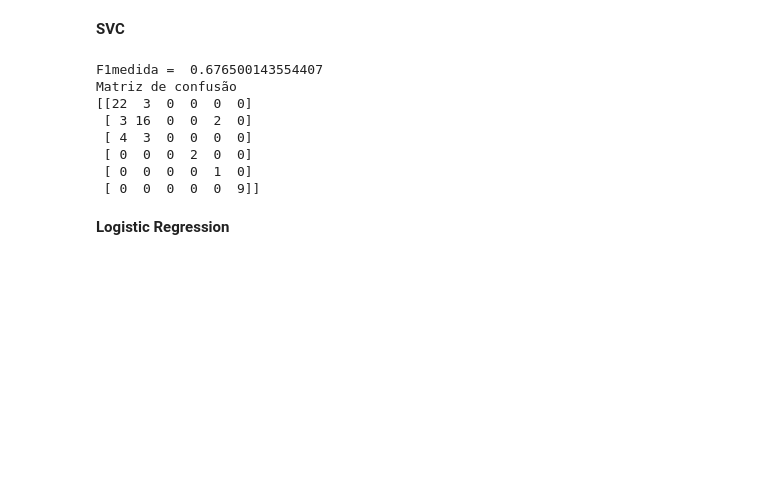
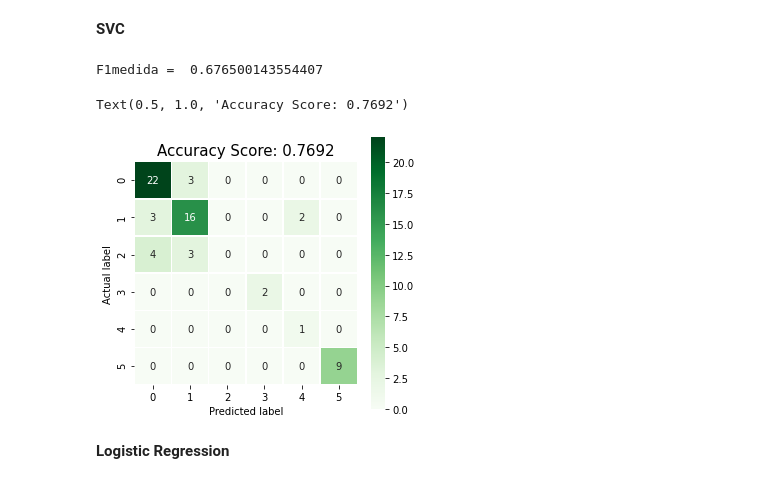
Before and after one commit to marinacer/IA048, a Jupyter notebook: glass.ipynb, the cells around one changed output. Cells and saved outputs as stored; diff of their text form; code cells hidden in the pictures; blank space fills up the shorter version.

```diff
--- a/glass.ipynb
+++ b/glass.ipynb
@@ -118,18 +149,17 @@ Matriz de confusão
 # %%
-from sklearn.neighbors import KNeighborsClassifier
-F1medida_knn = []
+F1medida_knn_2 = []
 nknn = 11
 for i in range(1,nknn):
-    neigh = KNeighborsClassifier(n_neighbors = i)
-    neigh.fit(Xtrain, ytrain)
-    y_pred_knn = neigh.predict(Xtest)
+    neigh_2 = KNeighborsClassifier(n_neighbors = i)
+    neigh_2.fit(Xtrain, ytrain)
+    y_knn_2 = neigh_2.predict(Xtest)
 
-    F1medida_knn.append(f1_score(ytest, y_pred_knn, average='macro'))
-    print('F1medida para k = ',i, ': ', F1medida_knn[i-1])
+    F1medida_knn_2.append(f1_score(ytest, y_knn_2, average='macro'))
+    print('F1medida para k = ',i, ': ', F1medida_knn_2[i-1])
     print('Matriz de confusão para k = ', i)
-    print(sk.confusion_matrix(ytest,y_pred_knn))
+    print(sk.confusion_matrix(ytest,y_knn_2))
     print()
-plt.plot(range(1,nknn),F1medida_knn)
+plt.plot(range(1,nknn),F1medida_knn_2)
 plt.xlabel('Número de vizinhos k');
 plt.ylabel('F1-medida');
 pass
@@ -157,26 +187,26 @@ Matriz de confusão para k =  2
 # %%
 from sklearn.svm import SVC
 from sklearn.pipeline import make_pipeline
 from sklearn.preprocessing import StandardScaler
 
 clf = make_pipeline(StandardScaler(), SVC(gamma='auto'))
 clf.fit(Xtrain, ytrain)
 y_svc = clf.predict(Xtest)
 
 f1_svc = f1_score(ytest, y_svc, average='macro')
+cmatrix_svc = sk.confusion_matrix(ytest,y_svc)
 print('F1medida = ', f1_svc)
-print('Matriz de confusão')
-print(sk.confusion_matrix(ytest,y_svc))
-print()
+
+plt.figure(figsize=(5,5))
+sns.heatmap(cmatrix_svc, annot=True, fmt=".0f", linewidths=.5, square = True, cmap = 'Greens');
+plt.ylabel('Actual label');
+plt.xlabel('Predicted label');
+all_sample_title = 'Accuracy Score: {:.4f}'.format(accuracy_score(ytest,y_svc))
+plt.title(all_sample_title, size = 15)
 # %% [output]
 F1medida =  0.676500143554407
-Matriz de confusão
-[[22  3  0  0  0  0]
- [ 3 16  0  0  2  0]
- [ 4  3  0  0  0  0]
- [ 0  0  0  2  0  0]
- [ 0  0  0  0  1  0]
- [ 0  0  0  0  0  9]]
+Text(0.5, 1.0, 'Accuracy Score: 0.7692')
+[figure, added]
 # %% [markdown]
 **Logistic Regression**
 # %%
```
Also changed, not shown: parts of 15 cells of this notebook.
